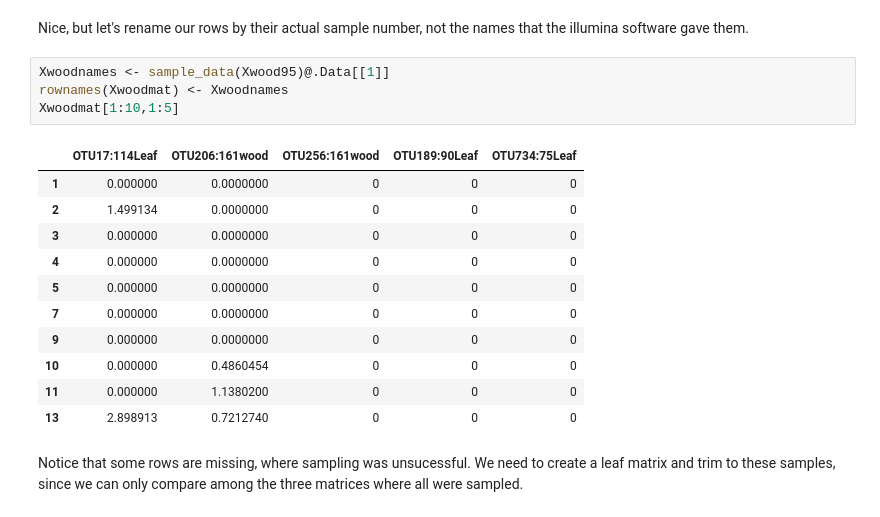
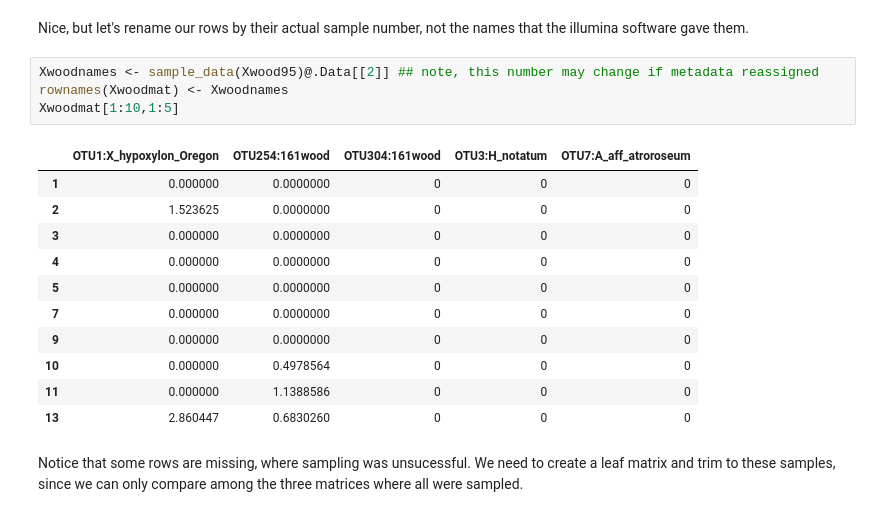
Before and after one commit to danchurch/taiwan_combined, a Jupyter notebook: XylariaLeafWoodStats.ipynb, the cells around one changed output. Saved outputs shown, nothing was run; the diff lists cells and outputs as text.

```diff
--- a/XylariaLeafWoodStats.ipynb
+++ b/XylariaLeafWoodStats.ipynb
@@ -372,21 +372,21 @@ Xwoodmat[1:10,1:5]
 # %% [markdown]
 Nice, but let's rename our rows by their actual sample number, not the names that the illumina software gave them.
 # %%
-Xwoodnames <- sample_data(Xwood95)@.Data[[1]]
+Xwoodnames <- sample_data(Xwood95)@.Data[[2]] ## note, this number may change if metadata reassigned
 rownames(Xwoodmat) <- Xwoodnames
 Xwoodmat[1:10,1:5]
 # %% [output]
-|  | OTU17:114Leaf | OTU206:161wood | OTU256:161wood | OTU189:90Leaf | OTU734:75Leaf |
+|  | OTU1:X_hypoxylon_Oregon | OTU254:161wood | OTU304:161wood | OTU3:H_notatum | OTU7:A_aff_atroroseum |
 | 1 | 0.000000 | 0.0000000 | 0 | 0 | 0 |
-| 2 | 1.499134 | 0.0000000 | 0 | 0 | 0 |
+| 2 | 1.523625 | 0.0000000 | 0 | 0 | 0 |
 | 3 | 0.000000 | 0.0000000 | 0 | 0 | 0 |
 | 4 | 0.000000 | 0.0000000 | 0 | 0 | 0 |
 | 5 | 0.000000 | 0.0000000 | 0 | 0 | 0 |
 | 7 | 0.000000 | 0.0000000 | 0 | 0 | 0 |
 | 9 | 0.000000 | 0.0000000 | 0 | 0 | 0 |
-| 10 | 0.000000 | 0.4860454 | 0 | 0 | 0 |
-| 11 | 0.000000 | 1.1380200 | 0 | 0 | 0 |
-| 13 | 2.898913 | 0.7212740 | 0 | 0 | 0 |
+| 10 | 0.000000 | 0.4978564 | 0 | 0 | 0 |
+| 11 | 0.000000 | 1.1388586 | 0 | 0 | 0 |
+| 13 | 2.860447 | 0.6830260 | 0 | 0 | 0 |
 # %% [markdown]
 Notice that some rows are missing, where sampling was unsucessful. We need to create a leaf matrix and trim to these samples, since we can only compare among the three matrices where all were sampled.
 # %% [markdown]
```
Also changed, not shown: parts of 44 cells of this notebook.
